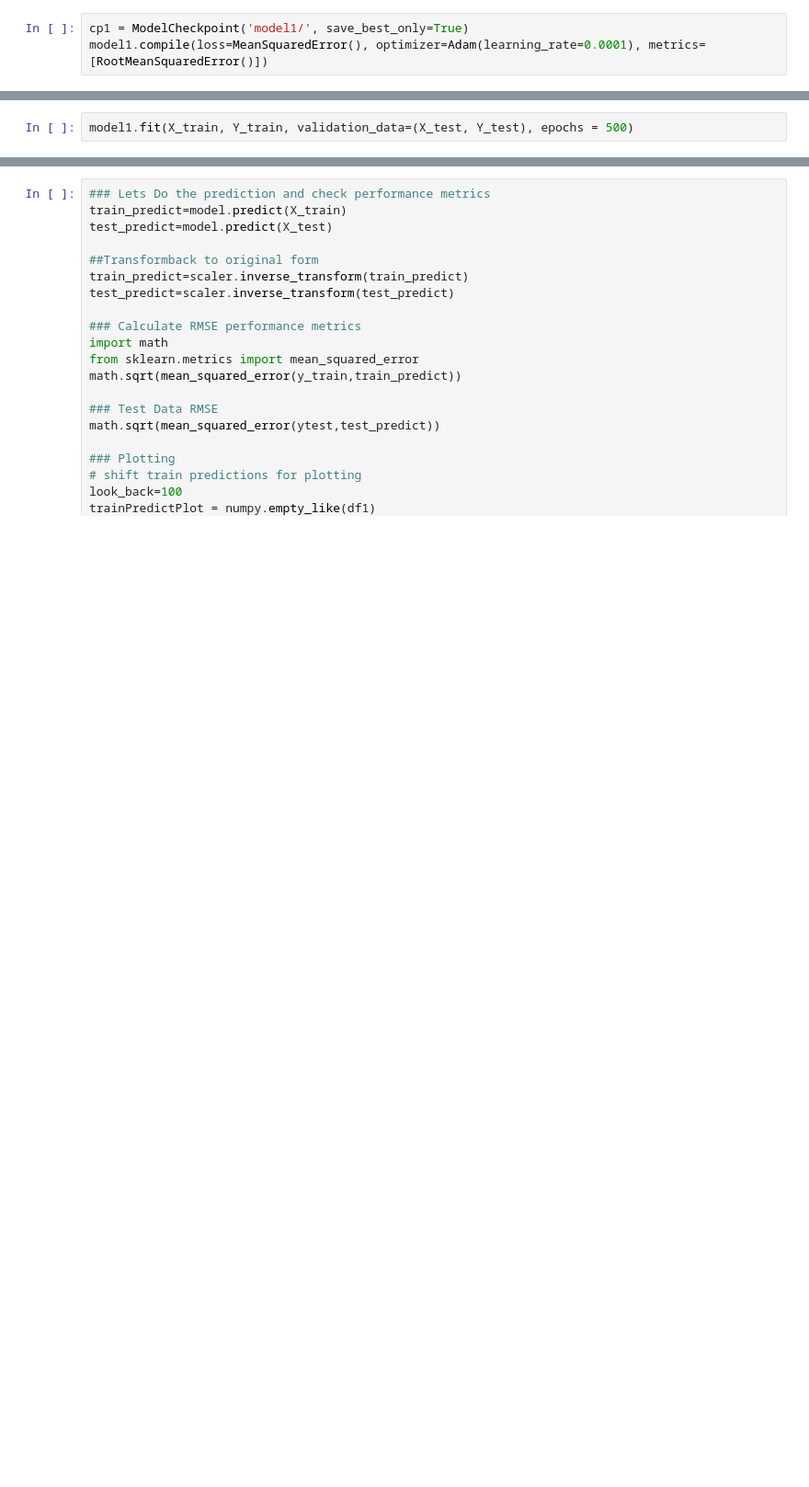
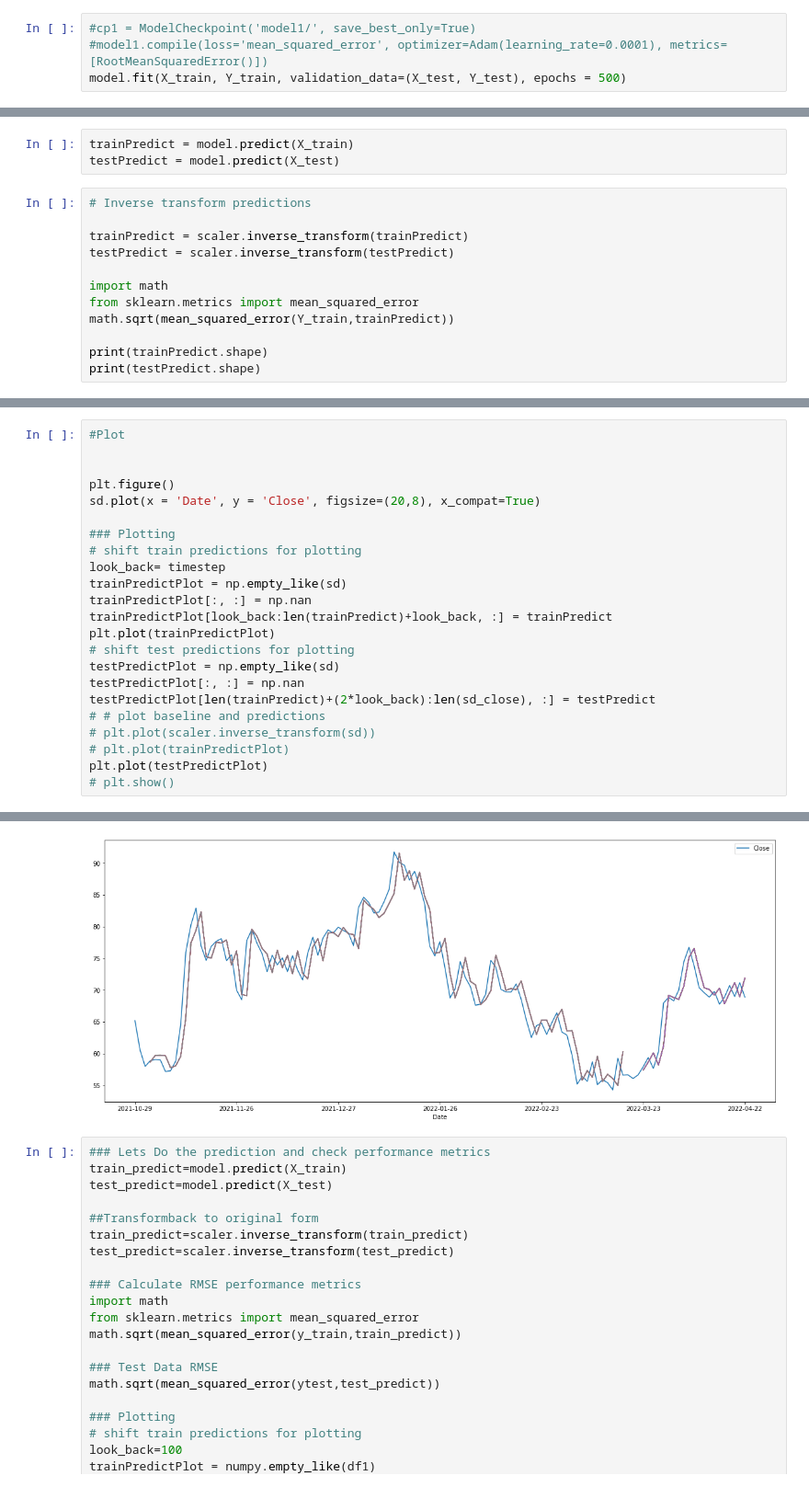
Before and after one commit to pul35/Stock_market_forecasting, a Jupyter notebook: stock_prediction_lstm.ipynb, the cells around one changed output, grey strips where cells are left out. Shown: that part at 92% size. Drawn from its saved outputs; the diff is of its cells as text; blank space fills up the shorter version.

Commit message:
predictions

```diff
--- a/stock_prediction_lstm.ipynb
+++ b/stock_prediction_lstm.ipynb
@@ -144,5 +152,6 @@ Trainable params: 17,425
 Non-trainable params: 0
 _________________________________________________________________
 # %%
-cp1 = ModelCheckpoint('model1/', save_best_only=True)
-model1.compile(loss=MeanSquaredError(), optimizer=Adam(learning_rate=0.0001), metrics=[RootMeanSquaredError()])
+#cp1 = ModelCheckpoint('model1/', save_best_only=True)
+#model1.compile(loss='mean_squared_error', optimizer=Adam(learning_rate=0.0001), metrics=[RootMeanSquaredError()])
+model.fit(X_train, Y_train, validation_data=(X_test, Y_test), epochs = 500)
@@ -149,2 +176,0 @@ model1.compile(loss=MeanSquaredError(), optimizer=Adam(learning_rate=0.0001), me
-# %%
-model1.fit(X_train, Y_train, validation_data=(X_test, Y_test), epochs = 500)
@@ -169,0 +177,15 @@ Epoch 500/500
+# %%
+trainPredict = model.predict(X_train)
+testPredict = model.predict(X_test)
+# %%
+# Inverse transform predictions
+
+trainPredict = scaler.inverse_transform(trainPredict)
+testPredict = scaler.inverse_transform(testPredict)
+
+import math
+from sklearn.metrics import mean_squared_error
+math.sqrt(mean_squared_error(Y_train,trainPredict))
+
+print(trainPredict.shape)
+print(testPredict.shape)
@@ -169,0 +195,24 @@ Epoch 500/500
+# %%
+#Plot
+
+
+plt.figure()
+sd.plot(x = 'Date', y = 'Close', figsize=(20,8), x_compat=True)
+
+### Plotting
+# shift train predictions for plotting
+look_back= timestep
+trainPredictPlot = np.empty_like(sd)
+trainPredictPlot[:, :] = np.nan
+trainPredictPlot[look_back:len(trainPredict)+look_back, :] = trainPredict
+plt.plot(trainPredictPlot)
+# shift test predictions for plotting
+testPredictPlot = np.empty_like(sd)
+testPredictPlot[:, :] = np.nan
+testPredictPlot[len(trainPredict)+(2*look_back):len(sd_close), :] = testPredict
+# # plot baseline and predictions
+# plt.plot(scaler.inverse_transform(sd))
+# plt.plot(trainPredictPlot)
+plt.plot(testPredictPlot)
+# plt.show()
+# %% [output]
@@ -170,3 +227,4 @@ Epoch 500/500
+[figure, added]
 # %%
 ### Lets Do the prediction and check performance metrics
 train_predict=model.predict(X_train)
```
Also changed, not shown: parts of 12 cells of this notebook.
